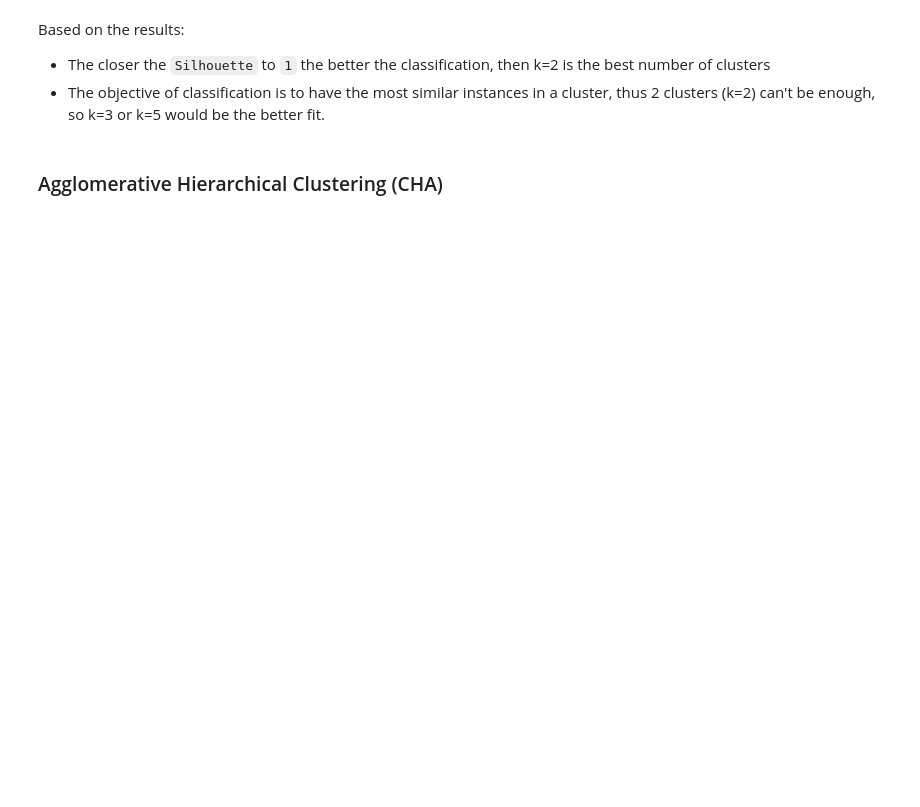
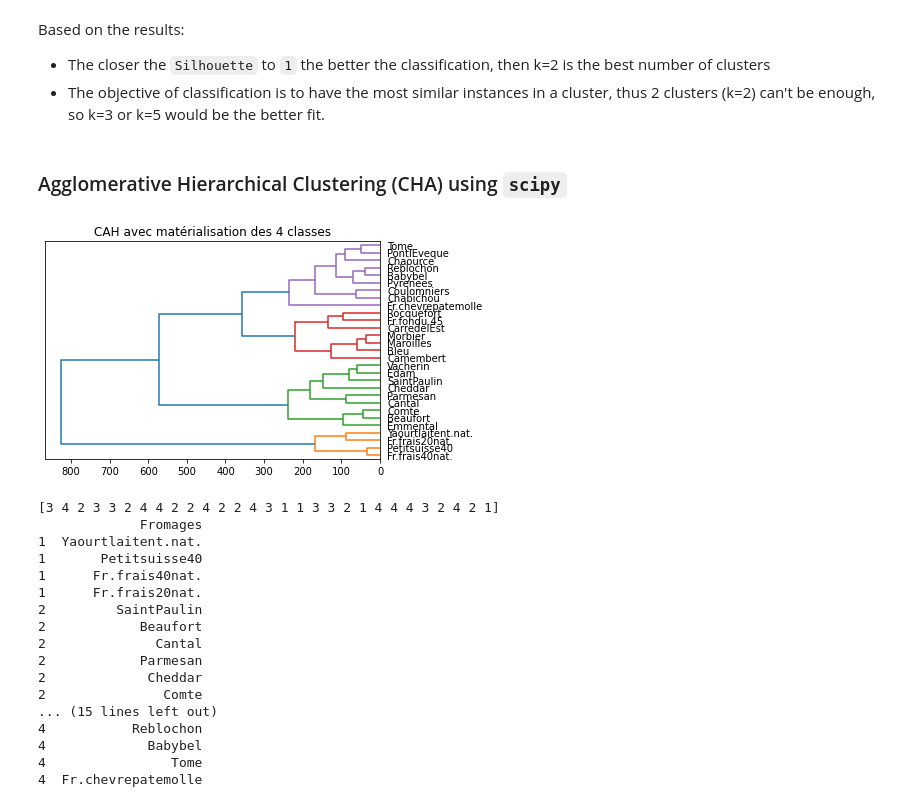
Before and after one commit to AyariAhmed/Data-mining-labs, a Jupyter notebook: TP4-data-mining.ipynb, the cells around one changed output. Cells and saved outputs as stored; diff of their text form; code cells hidden in the pictures; blank space fills up the shorter version.

```diff
--- a/TP4-data-mining.ipynb
+++ b/TP4-data-mining.ipynb
@@ -101,4 +101,41 @@ Based on the results:
 - The closer the `Silhouette` to `1` the better the classification, then k=2 is the best number of clusters
 - The objective of classification is to have the most similar instances in a cluster, thus 2 clusters (k=2) can't be enough, so k=3 or k=5 would be the better fit.
 # %% [markdown]
-### Agglomerative Hierarchical Clustering (CHA)
+### Agglomerative Hierarchical Clustering (CHA) using `scipy`
+# %%
+import pandas
+import numpy as np
+#CAH Libraries
+from matplotlib import pyplot as plt
+from scipy.cluster.hierarchy import dendrogram, linkage, fcluster
+Z = linkage(fromage,method='ward', metric='euclidean')
+#Dendrogramme
+plt.title("CAH")
+plt.title('CAH avec matérialisation des 4 classes')
+dendrogram(Z,labels=fromage.index,orientation='left',color_threshold=255)
+plt.show()
+groupes_cah = fcluster(Z, t = 255,criterion='distance')
+print(groupes_cah)
+#sorted groups indexes
+idg = np.argsort(groupes_cah)
+#display oberservations and their groups
+print(pandas.DataFrame(fromage.index[idg],groupes_cah[idg]))
+# %% [output]
+[figure, added]
+[3 4 2 3 3 2 4 4 2 2 4 2 2 4 3 1 1 3 3 2 1 4 4 4 3 2 4 2 1]
+             Fromages
+1  Yaourtlaitent.nat.
+1       Petitsuisse40
+1      Fr.frais40nat.
+1      Fr.frais20nat.
+2         SaintPaulin
+2            Beaufort
+2              Cantal
+2            Parmesan
+2             Cheddar
+2               Comte
+... (15 lines left out)
+4           Reblochon
+4             Babybel
+4                Tome
+4  Fr.chevrepatemolle
```
Also changed, not shown: parts of 16 cells of this notebook, 1 other file.
